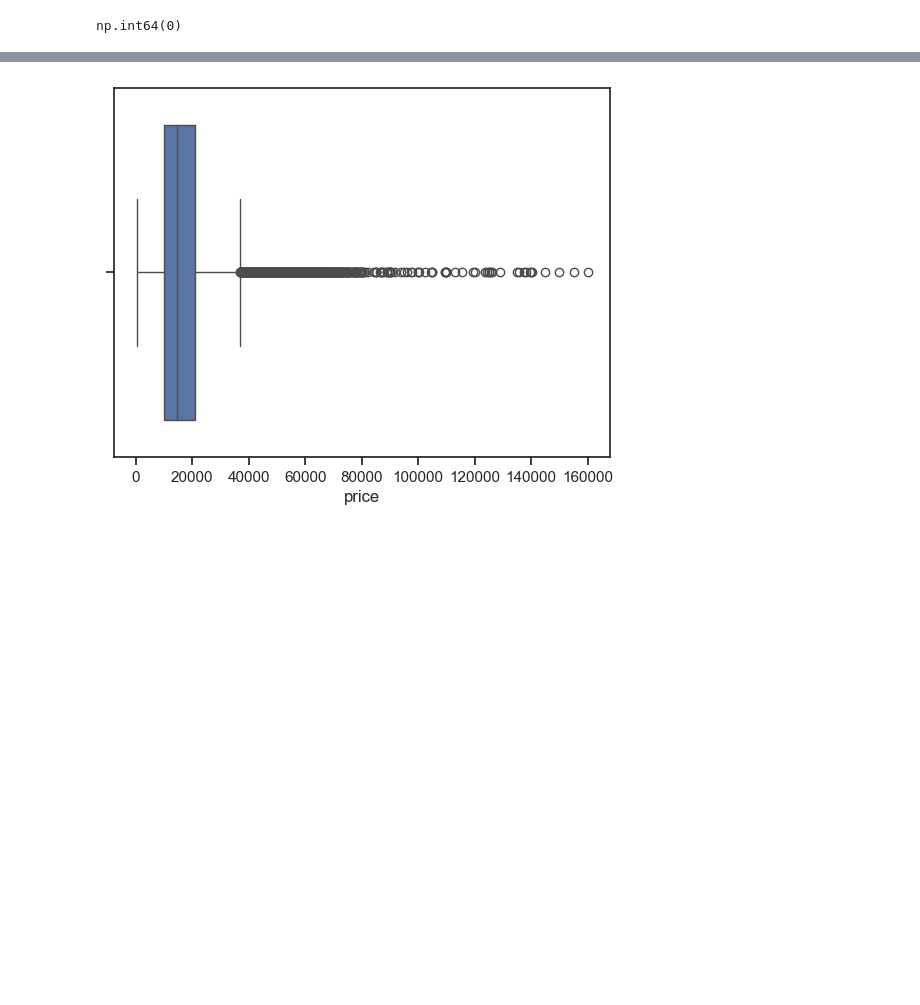
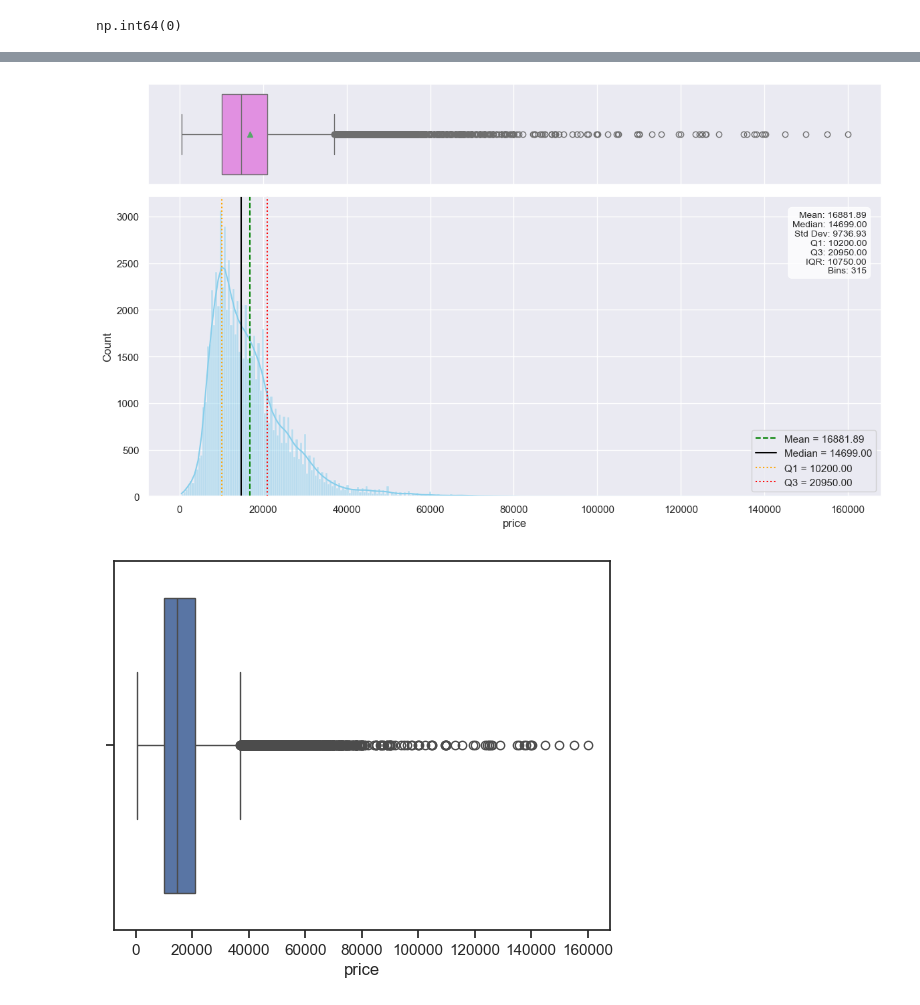
Before and after one commit to novaimsmlgurus/ml, a Jupyter notebook: Project_ML.ipynb, the cells around one changed output, grey strips where cells are left out. Cells and saved outputs as stored; diff of their text form; code cells hidden in the pictures; blank space fills up the shorter version.

```diff
--- a/Project_ML.ipynb
+++ b/Project_ML.ipynb
@@ -88,0 +451,2 @@ train.head()
+# %%
+df = train.copy()
@@ -109,3 +793,7 @@ np.int64(0)
+# %%
+histogram_boxplot(df, 'price', kde=True, dropna=False)
+# %% [output]
+[figure, added]
 # %%
 sns.set_style("ticks")
 sns.boxplot(x = train["price"])
```
Also changed, not shown: parts of 53 cells of this notebook.
